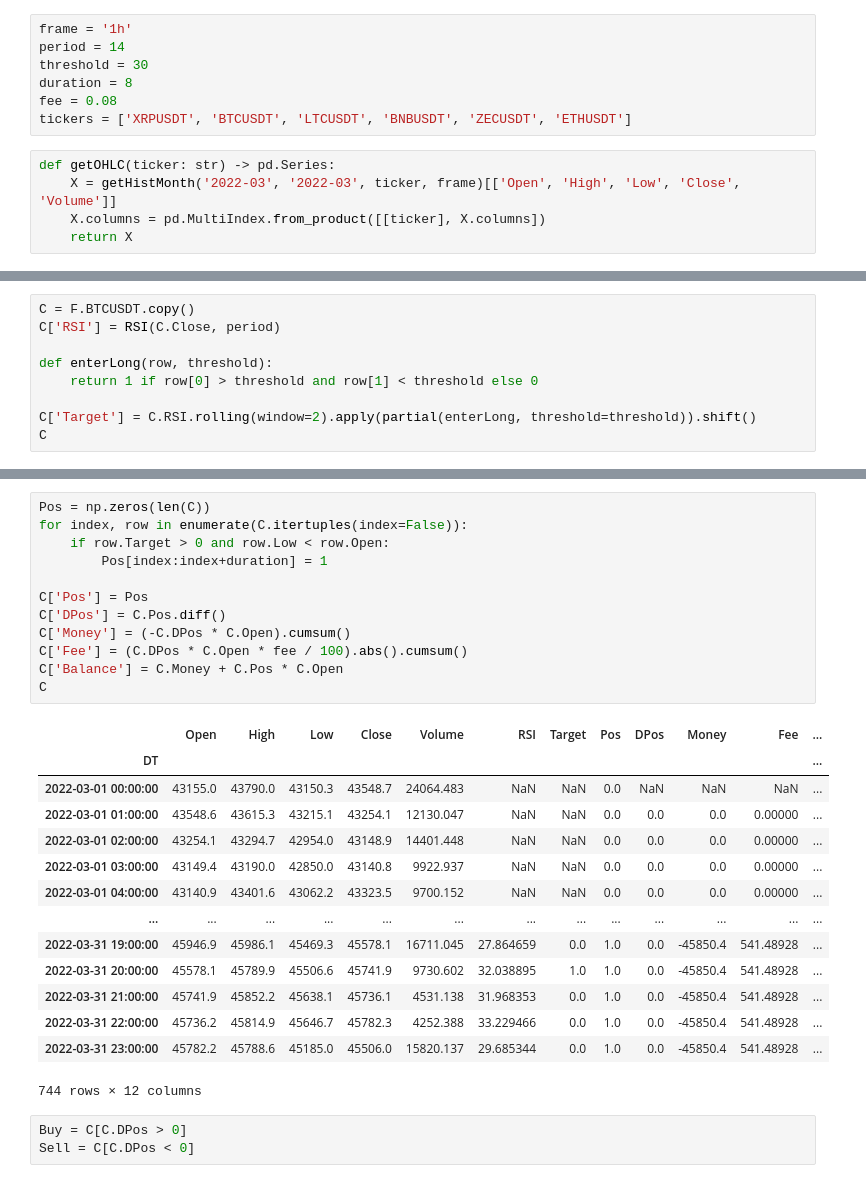
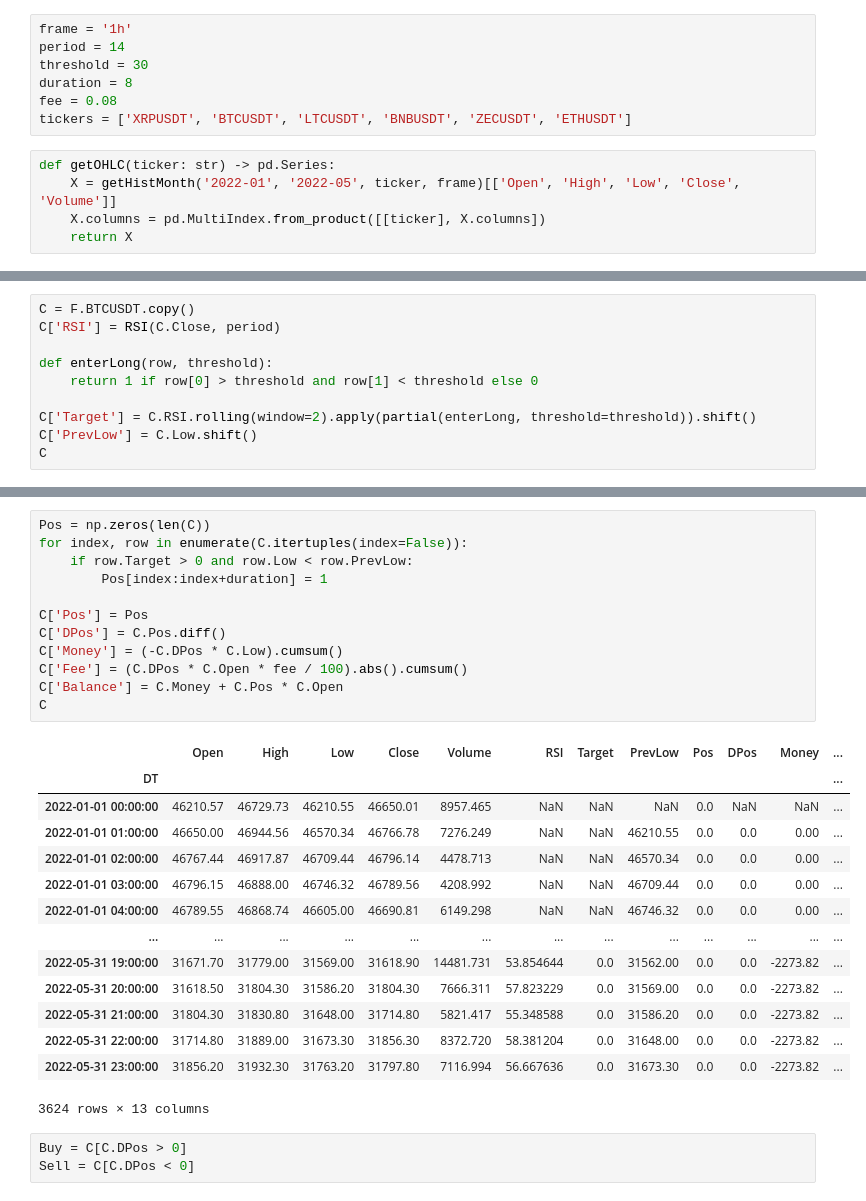
Before and after one commit to zxweed/simple, a Jupyter notebook: examples/binance.RSI.ipynb, the cells around one changed output, grey strips where cells are left out. Drawn from its saved outputs; the diff is of its cells as text.

```diff
--- a/examples/binance.RSI.ipynb
+++ b/examples/binance.RSI.ipynb
@@ -19,7 +19,7 @@ fee = 0.08
 tickers = ['XRPUSDT', 'BTCUSDT', 'LTCUSDT', 'BNBUSDT', 'ZECUSDT', 'ETHUSDT']
 # %%
 def getOHLC(ticker: str) -> pd.Series:
-    X = getHistMonth('2022-03', '2022-03', ticker, frame)[['Open', 'High', 'Low', 'Close', 'Volume']]
+    X = getHistMonth('2022-01', '2022-05', ticker, frame)[['Open', 'High', 'Low', 'Close', 'Volume']]
     X.columns = pd.MultiIndex.from_product([[ticker], X.columns])
     return X
 # %%
@@ -49,5 +49,6 @@ def enterLong(row, threshold):
     return 1 if row[0] > threshold and row[1] < threshold else 0
 
 C['Target'] = C.RSI.rolling(window=2).apply(partial(enterLong, threshold=threshold)).shift()
+C['PrevLow'] = C.Low.shift()
 C
 # %% [output]
@@ -68,30 +69,30 @@ C
 # %%
 Pos = np.zeros(len(C))
 for index, row in enumerate(C.itertuples(index=False)):
-    if row.Target > 0 and row.Low < row.Open:
+    if row.Target > 0 and row.Low < row.PrevLow:
         Pos[index:index+duration] = 1
 
 C['Pos'] = Pos
 C['DPos'] = C.Pos.diff()
-C['Money'] = (-C.DPos * C.Open).cumsum()
+C['Money'] = (-C.DPos * C.Low).cumsum()
 C['Fee'] = (C.DPos * C.Open * fee / 100).abs().cumsum()
 C['Balance'] = C.Money + C.Pos * C.Open
 C
 # %% [output]
-|  | Open | High | Low | Close | Volume | RSI | Target | Pos | DPos | Money | Fee | ... |
+|  | Open | High | Low | Close | Volume | RSI | Target | PrevLow | Pos | DPos | Money | ... |
 | DT |  |  |  |  |  |  |  |  |  |  |  | ... |
-| 2022-03-01 00:00:00 | 43155.0 | 43790.0 | 43150.3 | 43548.7 | 24064.483 | NaN | NaN | 0.0 | NaN | NaN | NaN | ... |
-| 2022-03-01 01:00:00 | 43548.6 | 43615.3 | 43215.1 | 43254.1 | 12130.047 | NaN | NaN | 0.0 | 0.0 | 0.0 | 0.00000 | ... |
-| 2022-03-01 02:00:00 | 43254.1 | 43294.7 | 42954.0 | 43148.9 | 14401.448 | NaN | NaN | 0.0 | 0.0 | 0.0 | 0.00000 | ... |
-| 2022-03-01 03:00:00 | 43149.4 | 43190.0 | 42850.0 | 43140.8 | 9922.937 | NaN | NaN | 0.0 | 0.0 | 0.0 | 0.00000 | ... |
-| 2022-03-01 04:00:00 | 43140.9 | 43401.6 | 43062.2 | 43323.5 | 9700.152 | NaN | NaN | 0.0 | 0.0 | 0.0 | 0.00000 | ... |
+| 2022-01-01 00:00:00 | 46210.57 | 46729.73 | 46210.55 | 46650.01 | 8957.465 | NaN | NaN | NaN | 0.0 | NaN | NaN | ... |
+| 2022-01-01 01:00:00 | 46650.00 | 46944.56 | 46570.34 | 46766.78 | 7276.249 | NaN | NaN | 46210.55 | 0.0 | 0.0 | 0.00 | ... |
+| 2022-01-01 02:00:00 | 46767.44 | 46917.87 | 46709.44 | 46796.14 | 4478.713 | NaN | NaN | 46570.34 | 0.0 | 0.0 | 0.00 | ... |
+| 2022-01-01 03:00:00 | 46796.15 | 46888.00 | 46746.32 | 46789.56 | 4208.992 | NaN | NaN | 46709.44 | 0.0 | 0.0 | 0.00 | ... |
+| 2022-01-01 04:00:00 | 46789.55 | 46868.74 | 46605.00 | 46690.81 | 6149.298 | NaN | NaN | 46746.32 | 0.0 | 0.0 | 0.00 | ... |
 | ... | ... | ... | ... | ... | ... | ... | ... | ... | ... | ... | ... | ... |
-| 2022-03-31 19:00:00 | 45946.9 | 45986.1 | 45469.3 | 45578.1 | 16711.045 | 27.864659 | 0.0 | 1.0 | 0.0 | -45850.4 | 541.48928 | ... |
-| 2022-03-31 20:00:00 | 45578.1 | 45789.9 | 45506.6 | 45741.9 | 9730.602 | 32.038895 | 1.0 | 1.0 | 0.0 | -45850.4 | 541.48928 | ... |
-| 2022-03-31 21:00:00 | 45741.9 | 45852.2 | 45638.1 | 45736.1 | 4531.138 | 31.968353 | 0.0 | 1.0 | 0.0 | -45850.4 | 541.48928 | ... |
-| 2022-03-31 22:00:00 | 45736.2 | 45814.9 | 45646.7 | 45782.3 | 4252.388 | 33.229466 | 0.0 | 1.0 | 0.0 | -45850.4 | 541.48928 | ... |
-| 2022-03-31 23:00:00 | 45782.2 | 45788.6 | 45185.0 | 45506.0 | 15820.137 | 29.685344 | 0.0 | 1.0 | 0.0 | -45850.4 | 541.48928 | ... |
+| 2022-05-31 19:00:00 | 31671.70 | 31779.00 | 31569.00 | 31618.90 | 14481.731 | 53.854644 | 0.0 | 31562.00 | 0.0 | 0.0 | -2273.82 | ... |
+| 2022-05-31 20:00:00 | 31618.50 | 31804.30 | 31586.20 | 31804.30 | 7666.311 | 57.823229 | 0.0 | 31569.00 | 0.0 | 0.0 | -2273.82 | ... |
+| 2022-05-31 21:00:00 | 31804.30 | 31830.80 | 31648.00 | 31714.80 | 5821.417 | 55.348588 | 0.0 | 31586.20 | 0.0 | 0.0 | -2273.82 | ... |
+| 2022-05-31 22:00:00 | 31714.80 | 31889.00 | 31673.30 | 31856.30 | 8372.720 | 58.381204 | 0.0 | 31648.00 | 0.0 | 0.0 | -2273.82 | ... |
+| 2022-05-31 23:00:00 | 31856.20 | 31932.30 | 31763.20 | 31797.80 | 7116.994 | 56.667636 | 0.0 | 31673.30 | 0.0 | 0.0 | -2273.82 | ... |
-744 rows × 12 columns
+3624 rows × 13 columns
 # %%
 Buy = C[C.DPos > 0]
 Sell = C[C.DPos < 0]
```
Also changed, not shown: parts of 3 cells of this notebook.
